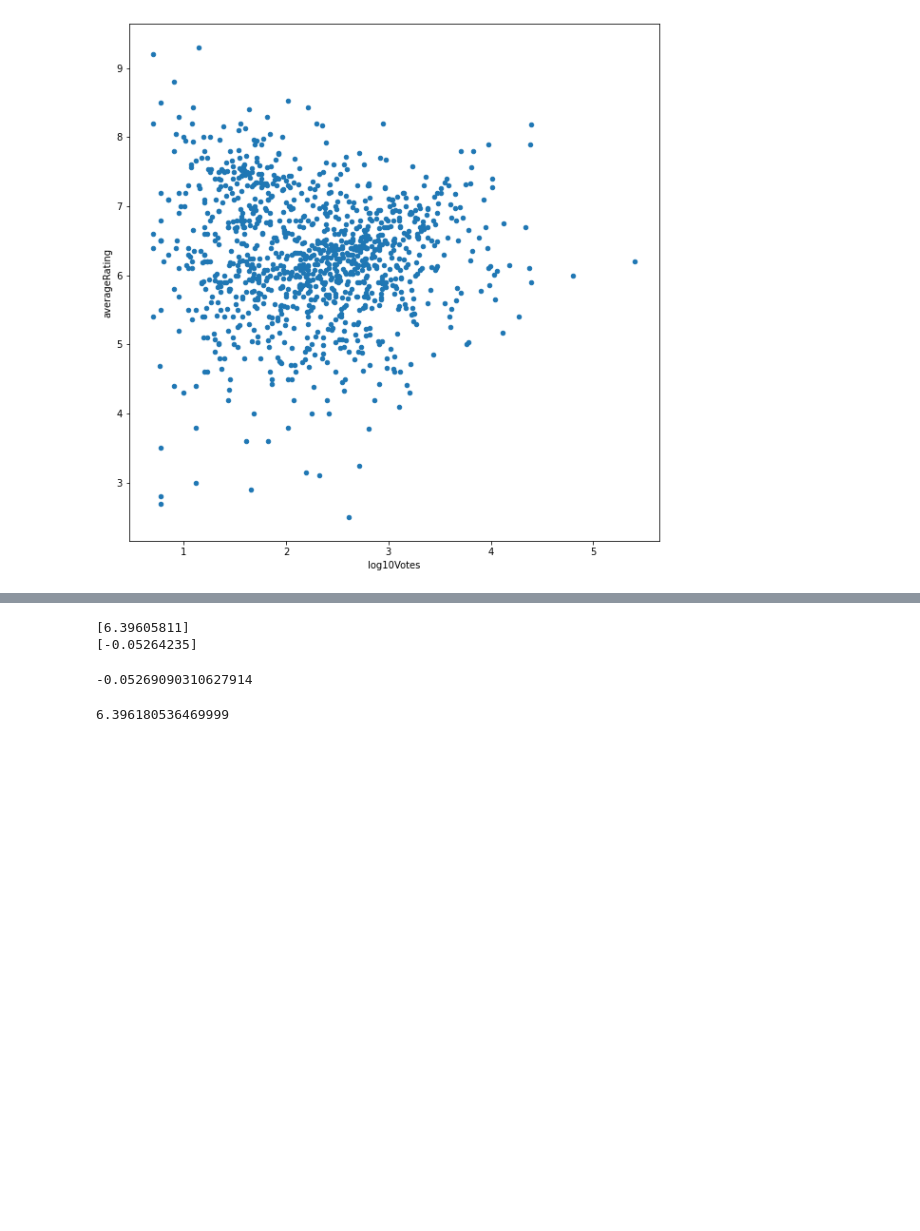
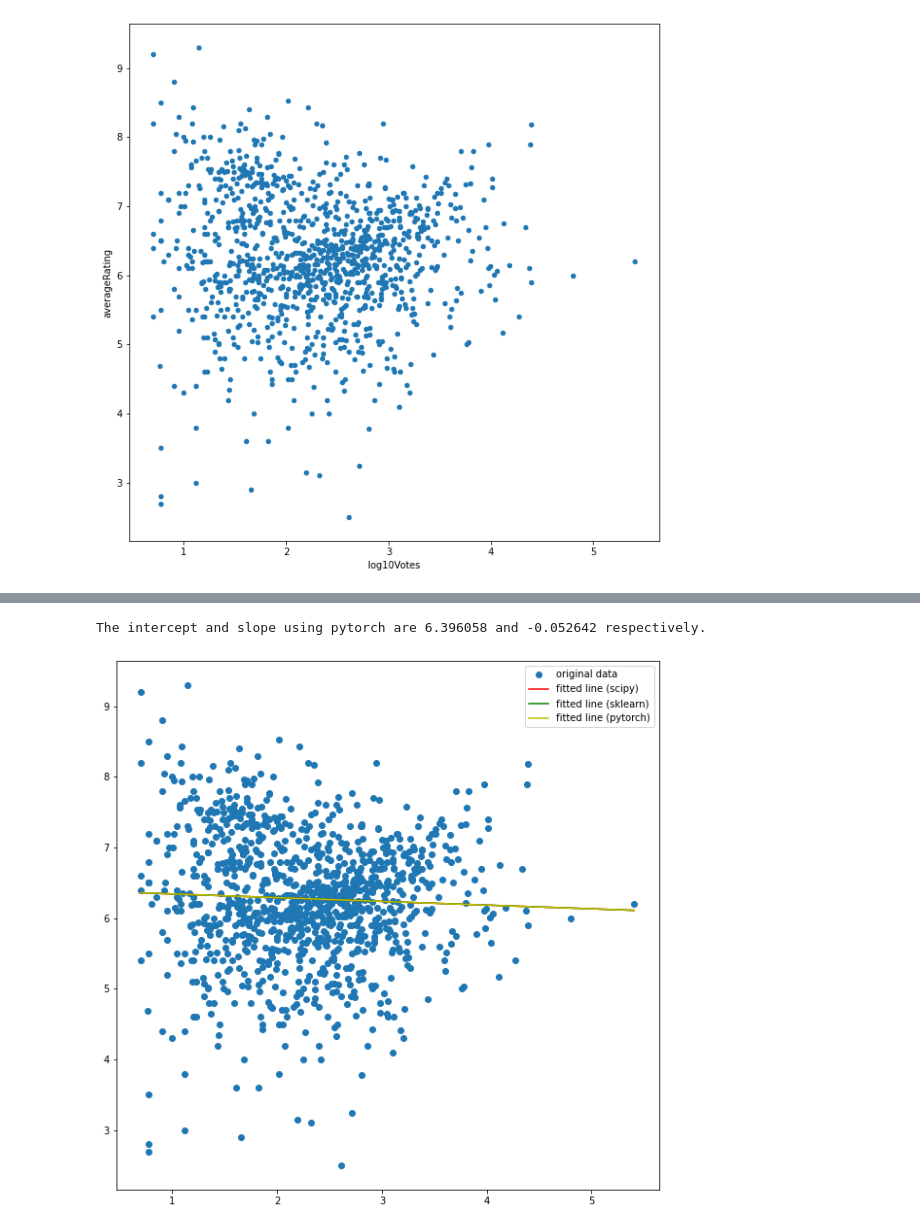
Before and after one commit to Sekyereamp1/DSI-Assignment, a Jupyter notebook: DSI_Assignment.ipynb, the cells around one changed output, grey strips where cells are left out. Drawn from its saved outputs; the diff is of its cells as text; code cells hidden in the pictures; blank space fills up the shorter version.

```diff
--- a/DSI_Assignment.ipynb
+++ b/DSI_Assignment.ipynb
@@ -384,16 +394,18 @@ plt.show()
 # %%
 slope, intercept = np.polyfit(com_data.log10Votes,predicted, 1)
-# %%
-print(intercept)
-print(slope)
-# %% [output]
-[6.39605811]
-[-0.05264235]
-# %%
-reg_scipy.slope
-# %% [output]
--0.05269090310627914
-# %%
-reg_scipy.intercept
-# %% [output]
-6.396180536469999
+# %%
+print(f'The intercept and slope using pytorch are {intercept[0]:5f} and {slope[0]:5f} respectively.')
+# %% [output]
+The intercept and slope using pytorch are 6.396058 and -0.052642 respectively.
+# %%
+#plot of the original data and fitted lines lines using sklearn, scipy and pytorch
+plt.figure(figsize=(10,10))
+plt.plot(com_data.log10Votes, com_data.averageRating, 'o', label='original data')
+plt.plot(com_data.log10Votes, reg_scipy.intercept + reg_scipy.slope*com_data.log10Votes, 'r', label='fitted line (scipy)')
+plt.plot(com_data.log10Votes, reg_sklearn.intercept_ + reg_sklearn.coef_*com_data.log10Votes, 'g', label='fitted line (sklearn)')
+plt.plot(com_data.log10Votes,predicted, 'y', label='fitted line (pytorch)')
+
+plt.legend()
+plt.show()
+# %% [output]
+[figure, added]
```
Also changed, not shown: parts of 14 cells of this notebook.
